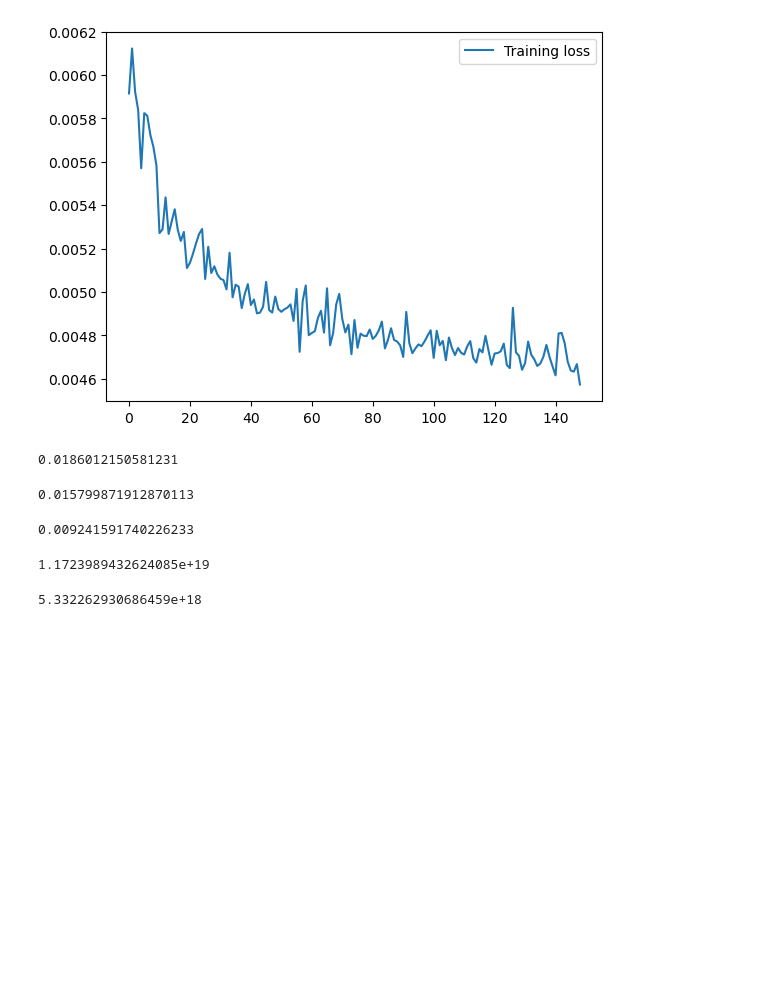
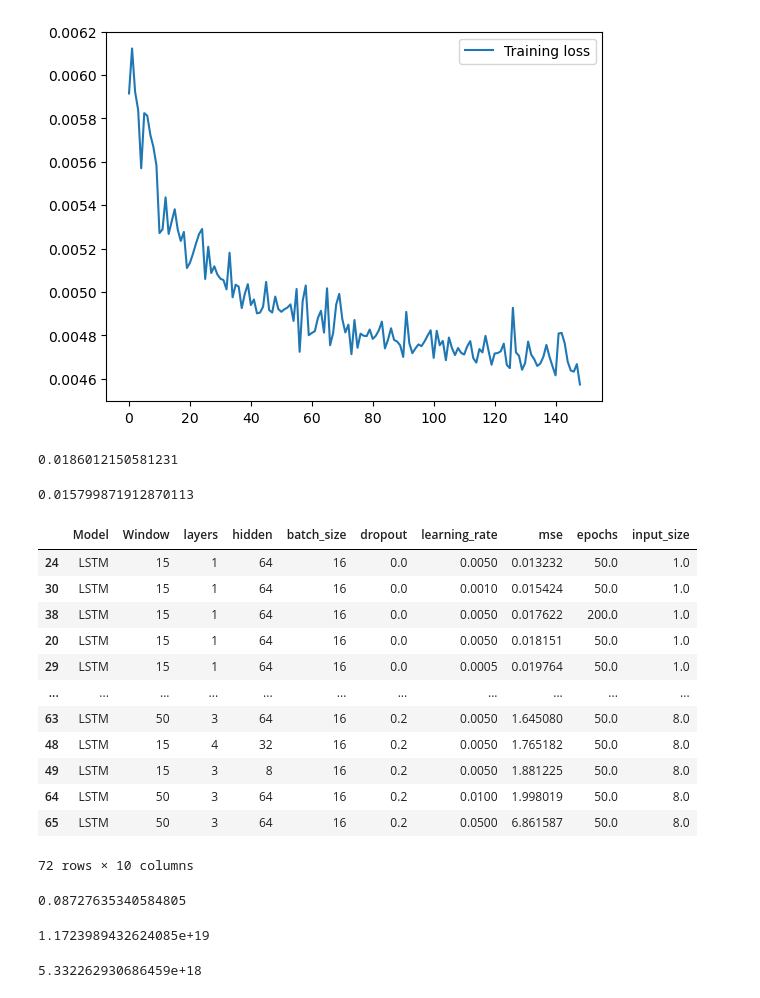
Before and after one commit to paulfav/ts_forecasting, a Jupyter notebook: LSTM.ipynb, the cells around one changed output. Saved outputs shown, nothing was run; the diff lists cells and outputs as text; code cells hidden in the pictures; blank space fills up the shorter version.

```diff
--- a/LSTM.ipynb
+++ b/LSTM.ipynb
@@ -250,9 +284,28 @@ print(mse)
 # %% [output]
 0.015799871912870113
 # %%
-print(mean_squared_error(true_Y[:-1], true_Y[1:]))
+pd.read_csv('results.csv').sort_values(by='mse')
 # %% [output]
+|  | Model | Window | layers | hidden | batch_size | dropout | learning_rate | mse | epochs | input_size |
+| 24 | LSTM | 15 | 1 | 64 | 16 | 0.0 | 0.0050 | 0.013232 | 50.0 | 1.0 |
+| 30 | LSTM | 15 | 1 | 64 | 16 | 0.0 | 0.0010 | 0.015424 | 50.0 | 1.0 |
+| 38 | LSTM | 15 | 1 | 64 | 16 | 0.0 | 0.0050 | 0.017622 | 200.0 | 1.0 |
+| 20 | LSTM | 15 | 1 | 64 | 16 | 0.0 | 0.0050 | 0.018151 | 50.0 | 1.0 |
+| 29 | LSTM | 15 | 1 | 64 | 16 | 0.0 | 0.0005 | 0.019764 | 50.0 | 1.0 |
+| ... | ... | ... | ... | ... | ... | ... | ... | ... | ... | ... |
+| 63 | LSTM | 50 | 3 | 64 | 16 | 0.2 | 0.0050 | 1.645080 | 50.0 | 8.0 |
+| 48 | LSTM | 15 | 4 | 32 | 16 | 0.2 | 0.0050 | 1.765182 | 50.0 | 8.0 |
+| 49 | LSTM | 15 | 3 | 8 | 16 | 0.2 | 0.0050 | 1.881225 | 50.0 | 8.0 |
+| 64 | LSTM | 50 | 3 | 64 | 16 | 0.2 | 0.0100 | 1.998019 | 50.0 | 8.0 |
+| 65 | LSTM | 50 | 3 | 64 | 16 | 0.2 | 0.0500 | 6.861587 | 50.0 | 8.0 |
-0.009241591740226233
+72 rows × 10 columns
+# %%
+from sklearn.metrics import mean_squared_error
+a = pd.read_csv('test_normalised.csv')
+a = a["close_AAPL"]
+mean_squared_error(a[:-10], a[10:])
+# %% [output]
+0.08727635340584805
 # %%
 # Compute the results
 results = pd.read_csv('LSTM_results.csv')
```
Also changed, not shown: parts of 2 cells of this notebook, 4 other files.
